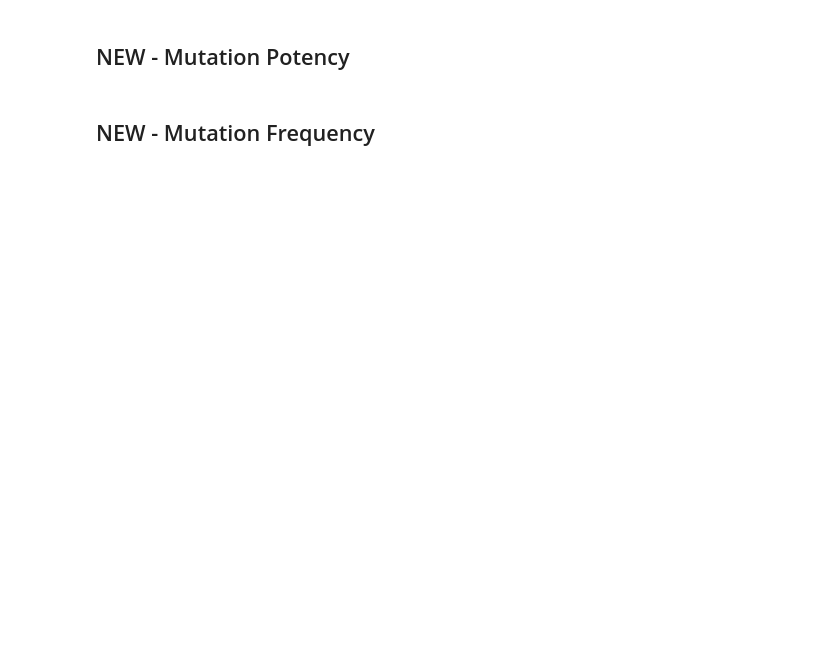
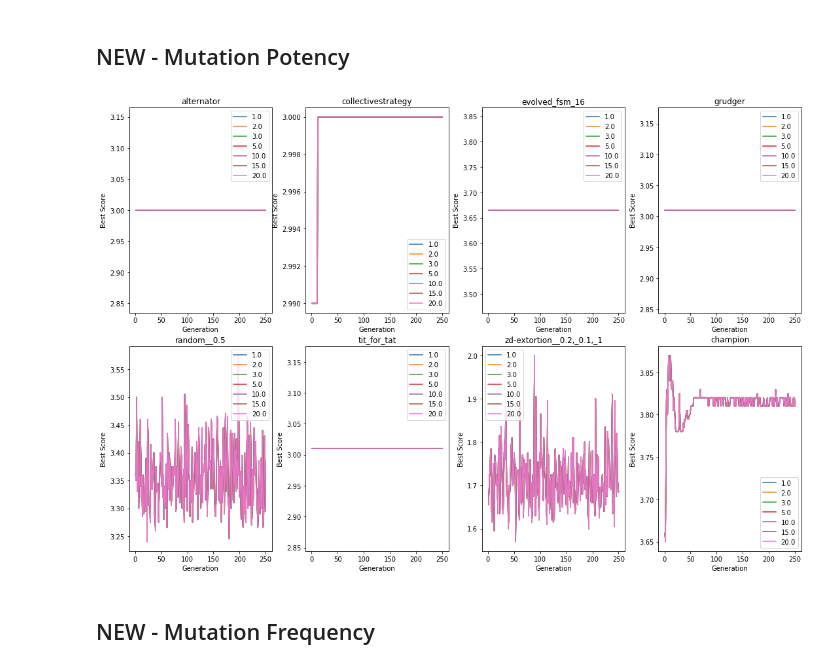
Before and after one commit to GitToby/FinalYearProject, a Jupyter notebook: code/notebooks/Intro Plots.ipynb, the cells around one changed output. Saved outputs shown, nothing was run; the diff lists cells and outputs as text; code cells hidden in the pictures; blank space fills up the shorter version.

```diff
--- a/code/notebooks/Intro Plots.ipynb
+++ b/code/notebooks/Intro Plots.ipynb
@@ -86,7 +86,7 @@ def get_single_df(opponent,analysis_name):
 # %% [markdown]
 # Plotting Functions
 # %%
-def plot_df(axs, in_tuple, grouping_kw, x, y, font,scatter=False):
+def plot_df(axs, in_tuple, grouping_kw, x, y, scatter=False):
     if axs == None:
         fig, axs = plt.subplots()
 
@@ -118,20 +118,24 @@ def plot_df(axs, in_tuple, grouping_kw, x, y, font,scatter=False):
     axs.legend()
     return axs
 # %%
-def plot_analysis_type_for_all(columns, rows, data_list, grouping_kw, x, y, x_share=False, y_share=False,size=(15,10),scatter=False):
+def plot_analysis_type_for_all(columns, rows, data_list, grouping_kw, x, y, x_share=False, y_share=False,size=(15,10),scatter=False,xkcd=False):
+
+    if xkcd:
+        plt.xkcd()
+
     fig, axes = plt.subplots(ncols=columns, nrows=rows, sharex=x_share, sharey=y_share, figsize=size)
     fig.tight_layout(h_pad=3,w_pad=2)
 
     indexes = [(r,c) for r in range(rows) for c in range(columns)]
 
-    font = {
-       'fontsize': 'large',
-        }
+#      = {
+#        'fontsize': 'large',
+#         }
 
     i=0
     for opponent_tuple in data_list:
         axes_to_pass = axes[indexes[i][0]][indexes[i][1]]
-        plot_df(axes_to_pass, opponent_tuple, grouping_kw, x, y, font, scatter)
+        plot_df(axes_to_pass, opponent_tuple, grouping_kw, x, y, scatter)
         i += 1
 
     return fig
@@ -211,10 +232,19 @@ NEW_GEN_bs_v_gen_all = plot_analysis_type_for_all(
 # %%
 NEW_MUT_POT_bs_v_gen_all = plot_analysis_type_for_all(
     columns=4, rows=2,
     data_list=list_mut_pot_NEW_POP,
     grouping_kw='mutation_potency',
     x="generation",
     y="best_score")
+
+NEW_MUT_POT_bs_v_gen_all = plot_analysis_type_for_all(
+    columns=4, rows=2,
+    data_list=list_mut_pot_NEW_POP,
+    grouping_kw='mutation_potency',
+    x="generation",
+    y="best_score")
+# %% [output]
+[figure, added]
 # %% [markdown]
 ## NEW - Mutation Frequency
 # %%
```
Also changed, not shown: parts of 14 cells of this notebook, 3 other files.
